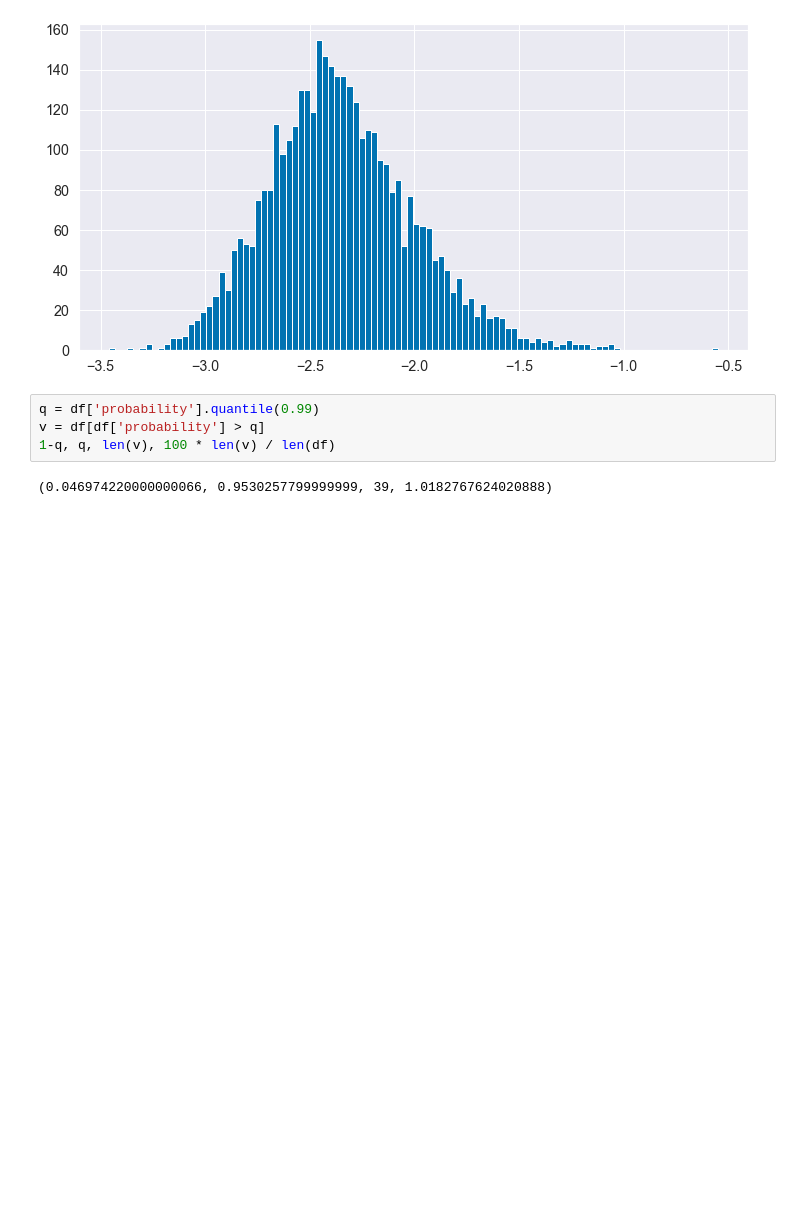
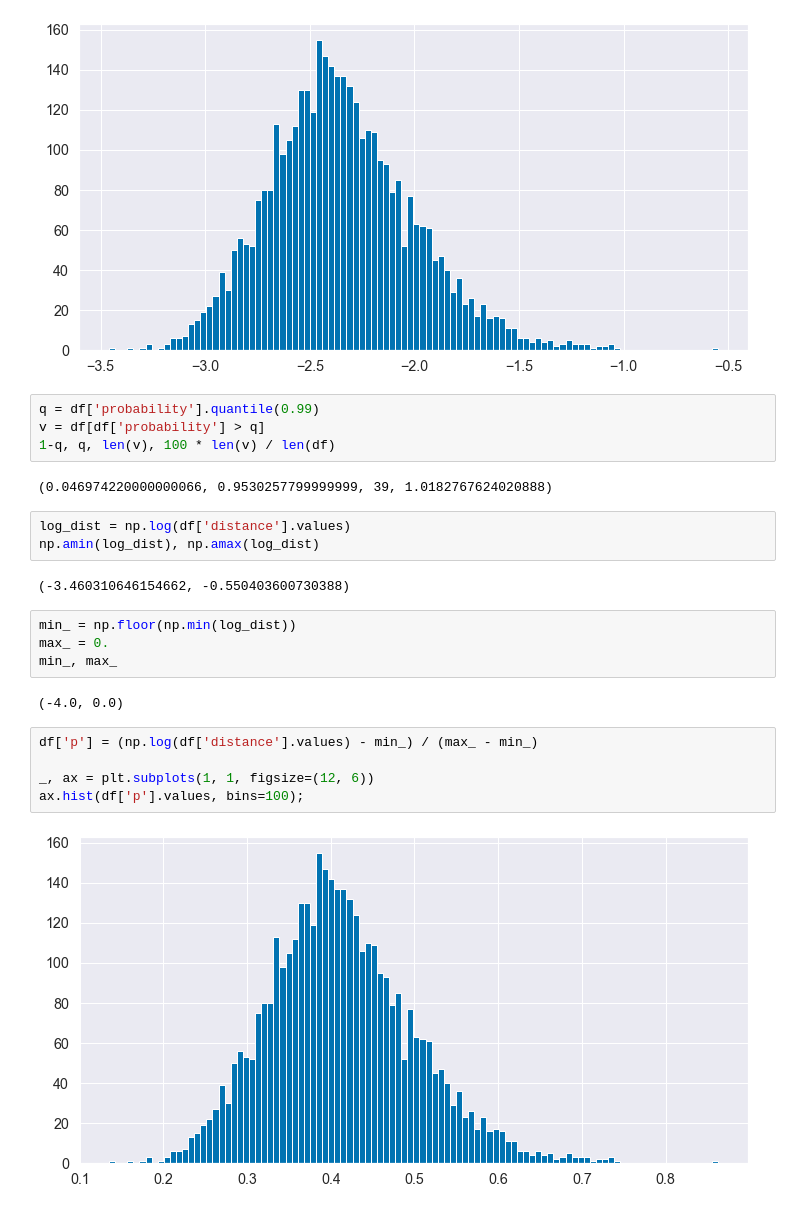
Before and after one commit to srom/nbias, a Jupyter notebook: notebook/Jensen-Shannon distance to tri-nucleotide mean.ipynb, the cells around one changed output. Saved outputs shown, nothing was run; the diff lists cells and outputs as text; blank space fills up the shorter version.

```diff
--- a/notebook/Jensen-Shannon distance to tri-nucleotide mean.ipynb
+++ b/notebook/Jensen-Shannon distance to tri-nucleotide mean.ipynb
@@ -41,3 +50,21 @@ v = df[df['probability'] > q]
 1-q, q, len(v), 100 * len(v) / len(df)
 # %% [output]
 (0.046974220000000066, 0.9530257799999999, 39, 1.0182767624020888)
+# %%
+log_dist = np.log(df['distance'].values)
+np.amin(log_dist), np.amax(log_dist)
+# %% [output]
+(-3.460310646154662, -0.550403600730388)
+# %%
+min_ = np.floor(np.min(log_dist))
+max_ = 0.
+min_, max_
+# %% [output]
+(-4.0, 0.0)
+# %%
+df['p'] = (np.log(df['distance'].values) - min_) / (max_ - min_)
+
+_, ax = plt.subplots(1, 1, figsize=(12, 6))
+ax.hist(df['p'].values, bins=100);
+# %% [output]
+[figure, added]
```
Also changed, not shown: parts of 2 cells of this notebook, 6 other files.
